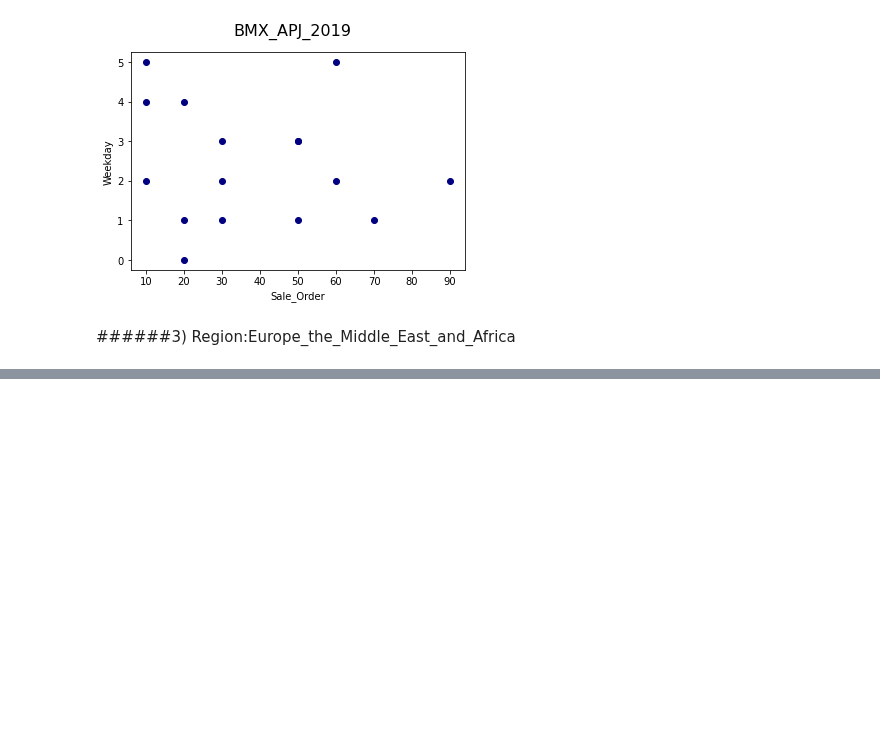
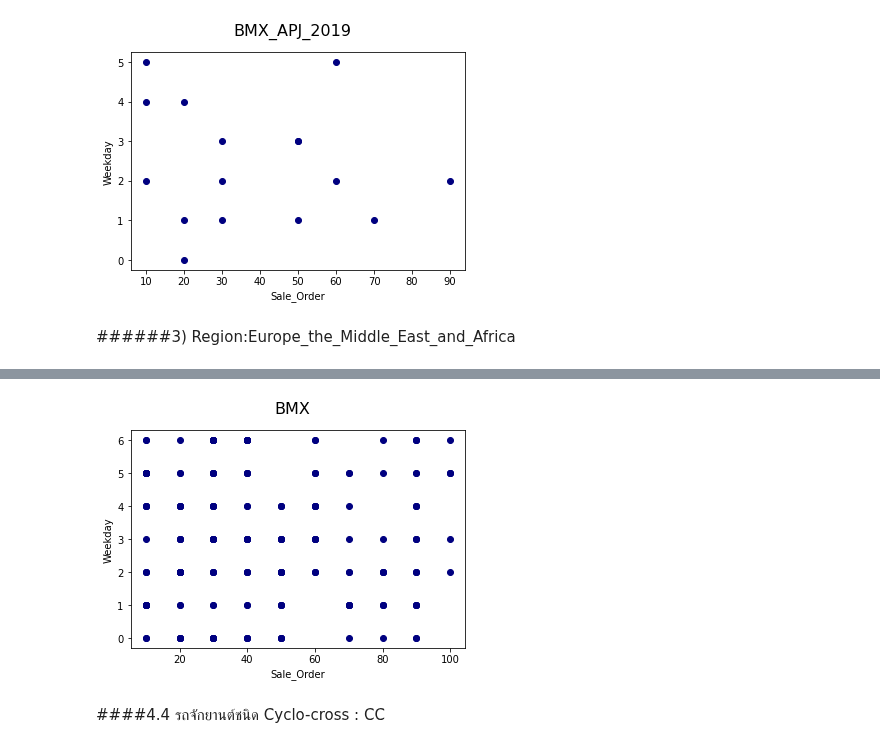
Before and after one commit to nicha0524/DPDM2021, a Jupyter notebook: Untitled11.ipynb, the cells around one changed output, grey strips where cells are left out. Drawn from its saved outputs; the diff is of its cells as text; code cells hidden in the pictures; blank space fills up the shorter version.

```diff
--- a/Untitled11.ipynb
+++ b/Untitled11.ipynb
@@ -539,0 +588,12 @@ plt.show()
+# %%
+ORDER_RO_A=BMX['SALESORDERITEM']
+WEEKDAY_RO_A=BMX['weekday']
+plt.scatter(ORDER_RO_A,WEEKDAY_RO_A,color='navy') #พบว่าวันที่มีคำสังซื้อเยอะที่สุดคือวันพุธ เสาร์ ศุกร์และวันอังคาร
+plt.ylabel('Weekday')
+plt.xlabel('Sale_Order')
+plt.suptitle('BMX',fontsize=16)
+plt.show()
+# %% [output]
+[figure, added]
+# %% [markdown]
+####4.4 รถจักยานต์ชนิด Cyclo-cross : CC
```
Also changed, not shown: parts of 62 cells of this notebook.
